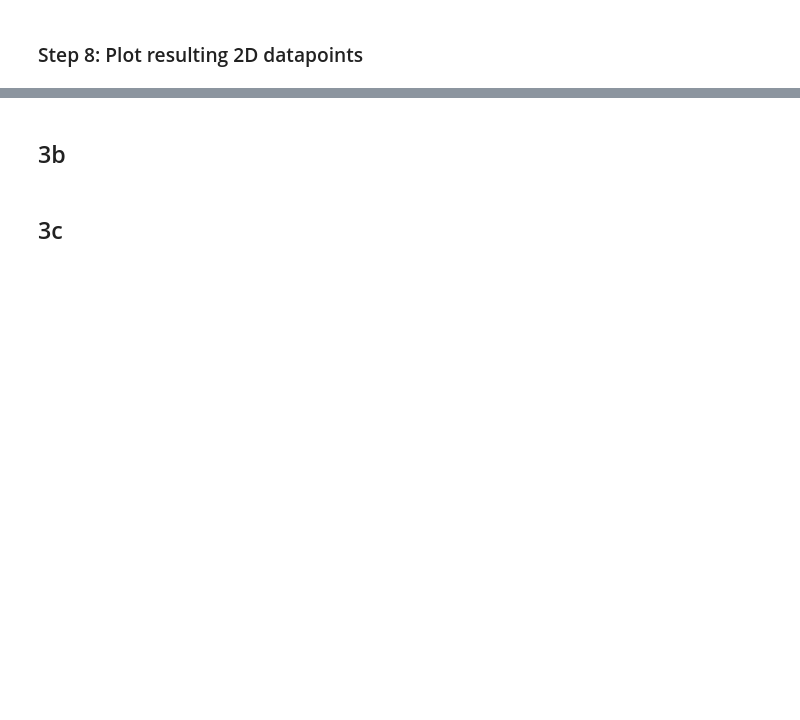
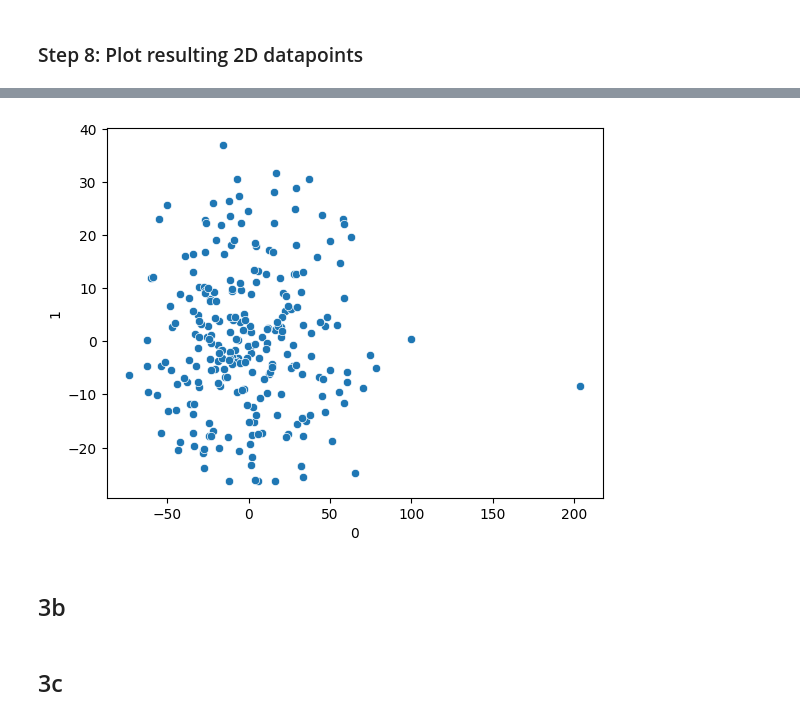
Before and after one commit to dpl373/AML, a Jupyter notebook: w_03/exercise_3_EK.ipynb, the cells around one changed output, grey strips where cells are left out. Cells and saved outputs as stored; diff of their text form; code cells hidden in the pictures; blank space fills up the shorter version.

```diff
--- a/w_03/exercise_3_EK.ipynb
+++ b/w_03/exercise_3_EK.ipynb
@@ -107,4 +97,4 @@ cov_matrix = centered_data.T @ centered_data / (len(centered_data) - 1)
 ### Step 3: Compute Eigenvalues and Eigenvectors
 # %%
 #compute eigenvalues and eigenvectors
-eig_vals, eig_vecs= np.linalg.eig() #which input??? has to be matrix so cov_matrix??
+eig_vals, eig_vecs= np.linalg.eig(cov_matrix)
@@ -122 +103,9 @@ eig_vecs_sorted = eig_vecs[:, eig_vals.argsort()]
+# %%
+# Sort eigenvalues and corresponding eigenvectors in descending order
+# Get the indices that would sort in descending order
+sorted_indices = np.argsort(eig_vals)[::-1]  #[::-1] reserves the order as usually it's ascending
+# Sort eigenvalues
+eig_vals_sorted = eig_vals[sorted_indices]
+#sort eigenvecs accordingsly
+eig_vecs_sorted = eig_vecs[:, sorted_indices]
 # %% [markdown]
@@ -124,7 +113,7 @@ eig_vecs_sorted = eig_vecs[:, eig_vals.argsort()]
 # %%
 # M=2, so we extract th etwo biggest eigenvalues/vectors
-u_1 = eig_vals_sorted[0]
-u_2 = eig_vals_sorted[1]
+u_1 = eig_vecs_sorted[:,0]
+u_2 = eig_vecs_sorted[:,1]
 #contruct M
-M = np.hstack(u_1, u_2)
+U = np.vstack([u_1, u_2]).T
 # %% [markdown]
@@ -131,0 +121,2 @@ M = np.hstack(u_1, u_2)
+# %%
+z = centered_data @ U
@@ -139,3 +140,7 @@ NameError: name 'u_1' is not defined
+# %%
+sns.scatterplot(x= z.iloc[:,0], y = z.iloc[:,1]);
+# %% [output]
+[figure, added]
 # %% [markdown]
 ## 3b
 # %% [markdown]
```
Also changed, not shown: parts of 14 cells of this notebook.
